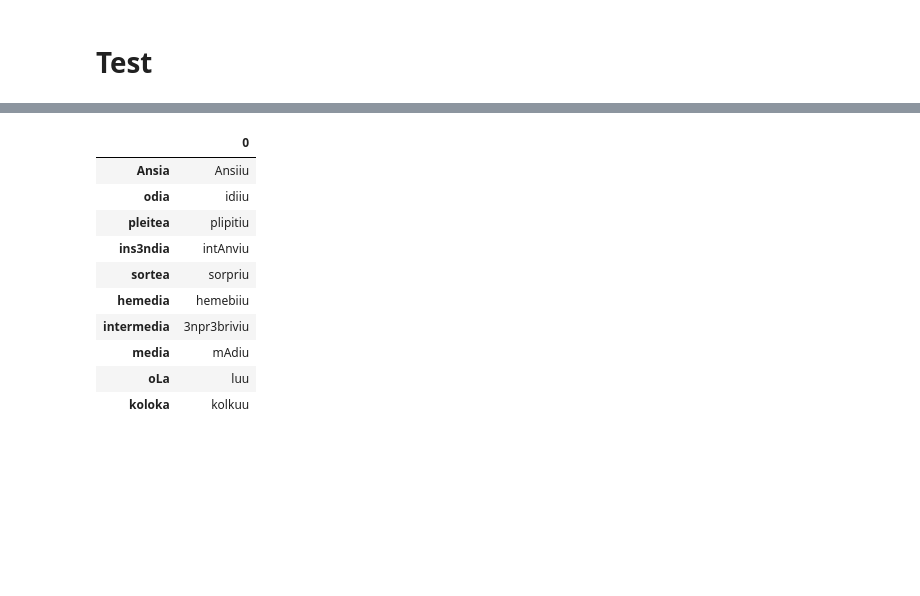
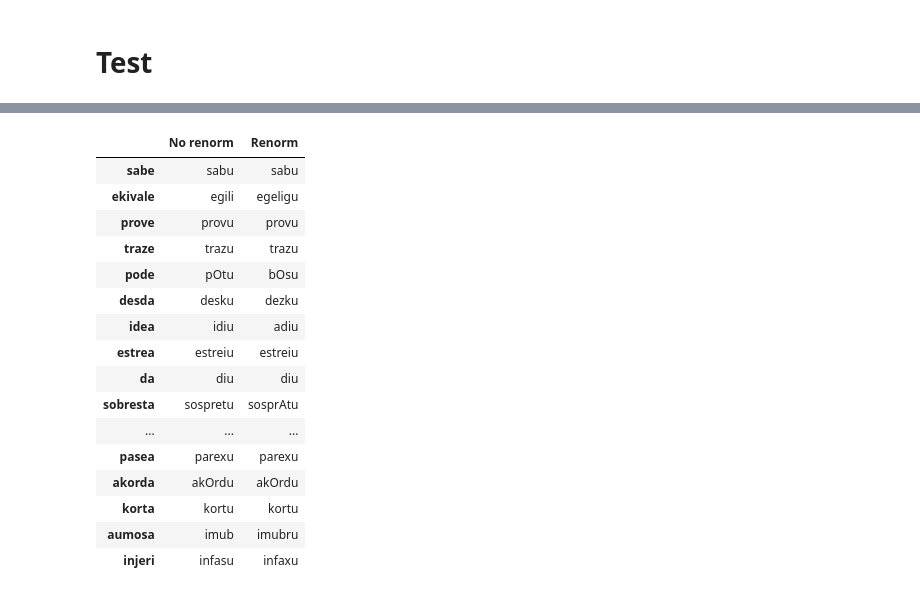
Before and after one commit to beatrizalbiero/MsResearch, a Jupyter notebook: input_features.ipynb, the cells around one changed output, grey strips where cells are left out. Cells and saved outputs as stored; diff of their text form; code cells hidden in the pictures; blank space fills up the shorter version.

```diff
--- a/input_features.ipynb
+++ b/input_features.ipynb
@@ -448,6 +464,7 @@ def find_closest_array(predicted):
     import pickle
     with open('WickelfeaturesProject/Files/phone_arrays.pickle', 'rb') as file:
         phone_arrays = pickle.load(file)
+    del phone_arrays['PAD']
     for phone in phone_arrays:
         dst = distance.euclidean(predicted, phone_arrays[phone])
         # finds the minimum distance first
@@ -627,16 +624,22 @@ pd.DataFrame([decode_sequences(x_test), decode_sequences(x_test,True)], columns=
-# %%
-pd.DataFrame(decode_sequences(padded_in[:10]), corpus.inf_verb.to_list()[:10])
-# %% [output]
-|  | 0 |
-| Ansia | Ansiiu |
-| odia | idiiu |
-| pleitea | plipitiu |
-| ins3ndia | intAnviu |
-| sortea | sorpriu |
-| hemedia | hemebiiu |
-| intermedia | 3npr3briviu |
-| media | mAdiu |
-| oLa | luu |
-| koloka | kolkuu |
 # %%
 omega = 2*padded_out.mean(axis=0).mean(axis=0)
+# %%
+pd.DataFrame([decode_sequences(x_test), decode_sequences(x_test,True)], columns=input_texts.tolist(), index=['No renorm', 'Renorm']).T
+# %% [output]
+|  | No renorm | Renorm |
+| sabe | sabu | sabu |
+| ekivale | egili | egeligu |
+| prove | provu | provu |
+| traze | trazu | trazu |
+| pode | pOtu | bOsu |
+| desda | desku | dezku |
+| idea | idiu | adiu |
+| estrea | estreiu | estreiu |
+| da | diu | diu |
+| sobresta | sospretu | sosprAtu |
+| ... | ... | ... |
+| pasea | parexu | parexu |
+| akorda | akOrdu | akOrdu |
+| korta | kortu | kortu |
+| aumosa | imub | imubru |
+| injeri | infasu | infaxu |
```
Also changed, not shown: parts of 76 cells of this notebook, 1 other file.
